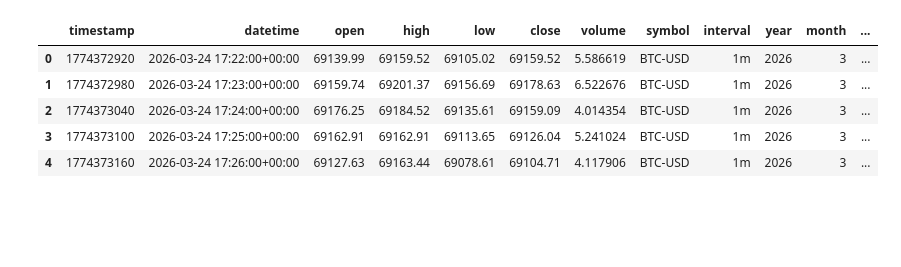
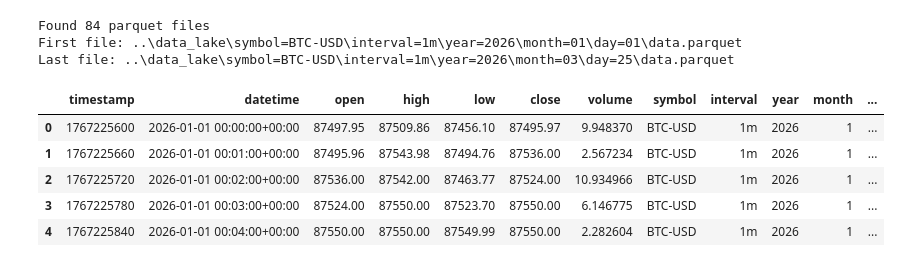
Before and after one commit to Arnav-Ajay/adaptive-btc-trading-agent, a Jupyter notebook: notebooks/01_eda.ipynb, the cells around one changed output. Drawn from its saved outputs; the diff is of its cells as text; code cells hidden in the pictures; blank space fills up the shorter version.

```diff
--- a/notebooks/01_eda.ipynb
+++ b/notebooks/01_eda.ipynb
@@ -6,13 +1,35 @@ data_file_path = '..\\data_lake\\symbol=BTC-USD\\interval=1m\\year=2026\\month=0
-# %%
-df = pd.read_parquet(data_file_path)
-df.head()
-# %% [output]
-|  | timestamp | datetime | open | high | low | close | volume | symbol | interval | year | month | ... |
-| 0 | 1774372920 | 2026-03-24 17:22:00+00:00 | 69139.99 | 69159.52 | 69105.02 | 69159.52 | 5.586619 | BTC-USD | 1m | 2026 | 3 | ... |
-| 1 | 1774372980 | 2026-03-24 17:23:00+00:00 | 69159.74 | 69201.37 | 69156.69 | 69178.63 | 6.522676 | BTC-USD | 1m | 2026 | 3 | ... |
-| 2 | 1774373040 | 2026-03-24 17:24:00+00:00 | 69176.25 | 69184.52 | 69135.61 | 69159.09 | 4.014354 | BTC-USD | 1m | 2026 | 3 | ... |
-| 3 | 1774373100 | 2026-03-24 17:25:00+00:00 | 69162.91 | 69162.91 | 69113.65 | 69126.04 | 5.241024 | BTC-USD | 1m | 2026 | 3 | ... |
-| 4 | 1774373160 | 2026-03-24 17:26:00+00:00 | 69127.63 | 69163.44 | 69078.61 | 69104.71 | 4.117906 | BTC-USD | 1m | 2026 | 3 | ... |
+# %%
+import pandas as pd
+from matplotlib import pyplot as plt
+from pathlib import Path
+
+DATA_DIR = Path('../data_lake/symbol=BTC-USD/interval=1m')
+files = sorted(DATA_DIR.rglob('data.parquet'))
+
+if not files:
+    raise FileNotFoundError(
+        f'No parquet files found under {DATA_DIR}. '
+    )
+
+print(f'Found {len(files)} parquet files')
+print(f'First file: {files[0]}')
+print(f'Last file: {files[-1]}')
+# %% [output]
+Found 84 parquet files
+First file: ..\data_lake\symbol=BTC-USD\interval=1m\year=2026\month=01\day=01\data.parquet
+Last file: ..\data_lake\symbol=BTC-USD\interval=1m\year=2026\month=03\day=25\data.parquet
+# %%
+df = pd.concat([pd.read_parquet(file_path) for file_path in files], ignore_index=True)
+df = df.sort_values('timestamp').drop_duplicates(subset=['timestamp'], keep='last')
+df['datetime'] = pd.to_datetime(df['datetime'], utc=True)
+df.head()
+# %% [output]
+|  | timestamp | datetime | open | high | low | close | volume | symbol | interval | year | month | ... |
+| 0 | 1767225600 | 2026-01-01 00:00:00+00:00 | 87497.95 | 87509.86 | 87456.10 | 87495.97 | 9.948370 | BTC-USD | 1m | 2026 | 1 | ... |
+| 1 | 1767225660 | 2026-01-01 00:01:00+00:00 | 87495.96 | 87543.98 | 87494.76 | 87536.00 | 2.567234 | BTC-USD | 1m | 2026 | 1 | ... |
+| 2 | 1767225720 | 2026-01-01 00:02:00+00:00 | 87536.00 | 87542.00 | 87463.77 | 87524.00 | 10.934966 | BTC-USD | 1m | 2026 | 1 | ... |
+| 3 | 1767225780 | 2026-01-01 00:03:00+00:00 | 87524.00 | 87550.00 | 87523.70 | 87550.00 | 6.146775 | BTC-USD | 1m | 2026 | 1 | ... |
+| 4 | 1767225840 | 2026-01-01 00:04:00+00:00 | 87550.00 | 87550.00 | 87549.99 | 87550.00 | 2.282604 | BTC-USD | 1m | 2026 | 1 | ... |
 # %%
 df.info()
 # %% [output]
```
Also changed, not shown: parts of 7 cells of this notebook, 23 other files.
